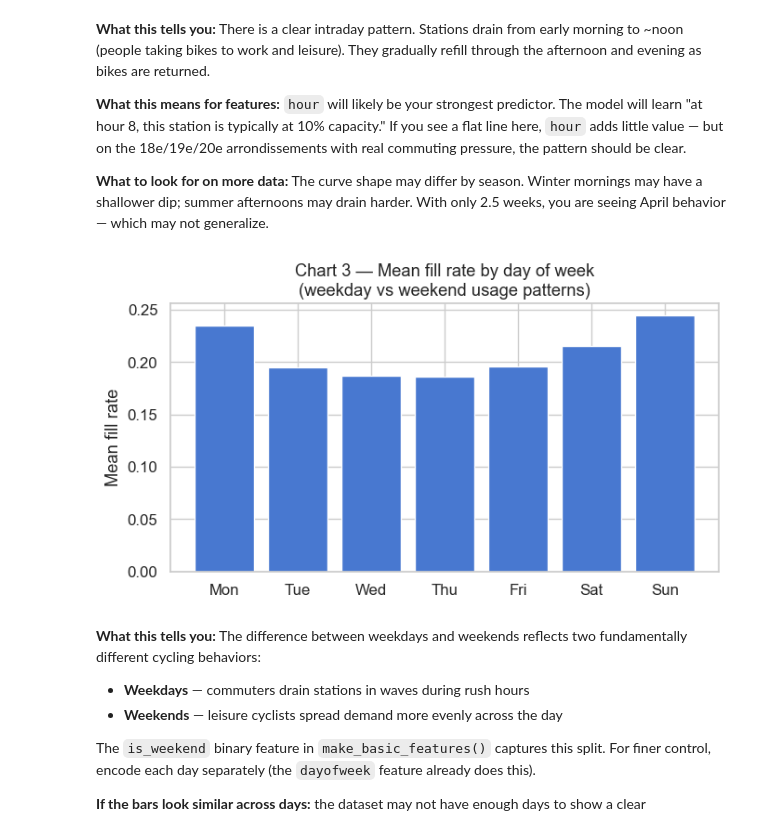
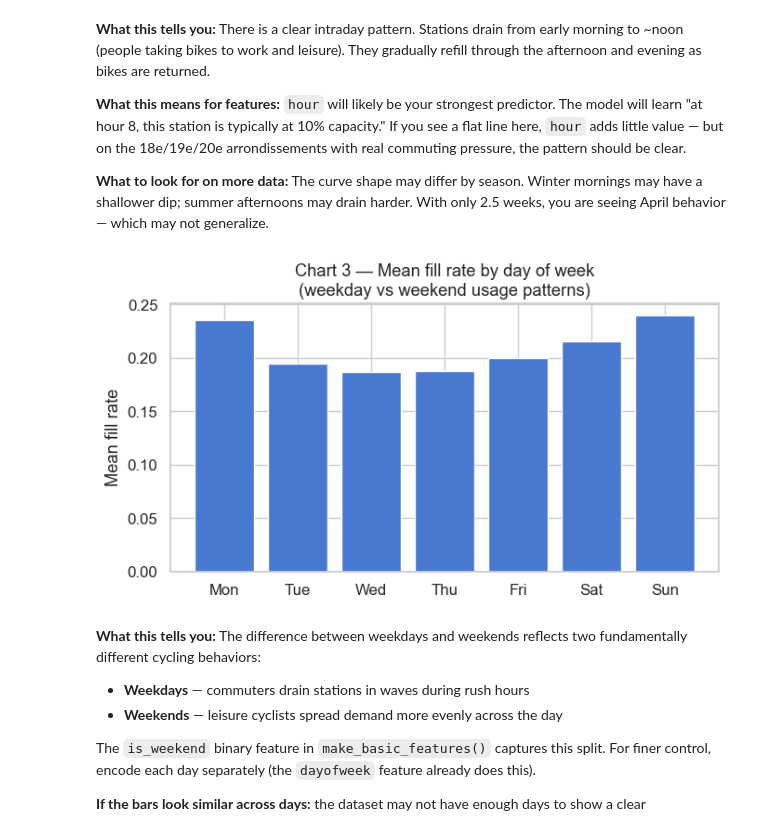
Before and after one commit to Pastis-ai/velib-predict-dispo, a Jupyter notebook: starter.ipynb, the cells around one changed output. Cells and saved outputs as stored; diff of their text form; code cells hidden in the pictures.

```diff
--- a/starter.ipynb
+++ b/starter.ipynb
@@ -259,22 +310,28 @@ arrondissements with real commuting pressure, the pattern should be clear.
 Winter mornings may have a shallower dip; summer afternoons may drain harder.
 With only 2.5 weeks, you are seeing April behavior — which may not generalize.
 # %%
-# Chart 3 — Mean fill rate by day of week
+# Chart 3 — Mean fill rate by day of week (Paris local time)
 # Why: weekday vs weekend usage patterns are fundamentally different.
 # Commuter rush (Mon–Fri) vs leisure cycling (Sat–Sun).
+# As in Chart 2, we read the day off the Paris wall clock, not UTC.
 day_labels = ['Mon', 'Tue', 'Wed', 'Thu', 'Fri', 'Sat', 'Sun']
-daily = df.groupby(df['snapshot_at'].dt.dayofweek)['taux_remplissage'].mean()
+dow_paris = (
+    pd.to_datetime(df['snapshot_at'], utc=True)
+      .dt.tz_convert('Europe/Paris')
+      .dt.dayofweek
+)
+daily = df.groupby(dow_paris)['taux_remplissage'].mean()
 
 fig, ax = plt.subplots(figsize=(7, 4))
 ax.bar(daily.index, daily.values)
 ax.set_xticks(range(7))
 ax.set_xticklabels(day_labels)
 ax.set_ylabel('Mean fill rate')
 ax.set_title('Chart 3 — Mean fill rate by day of week\n(weekday vs weekend usage patterns)')
 plt.tight_layout()
 plt.show()
 # %% [output]
-[figure, old version]
+[figure, new version]
 # %% [markdown]
 **What this tells you:** The difference between weekdays and weekends reflects
 two fundamentally different cycling behaviors:
```
Also changed, not shown: parts of 13 cells of this notebook, 2 other files.
